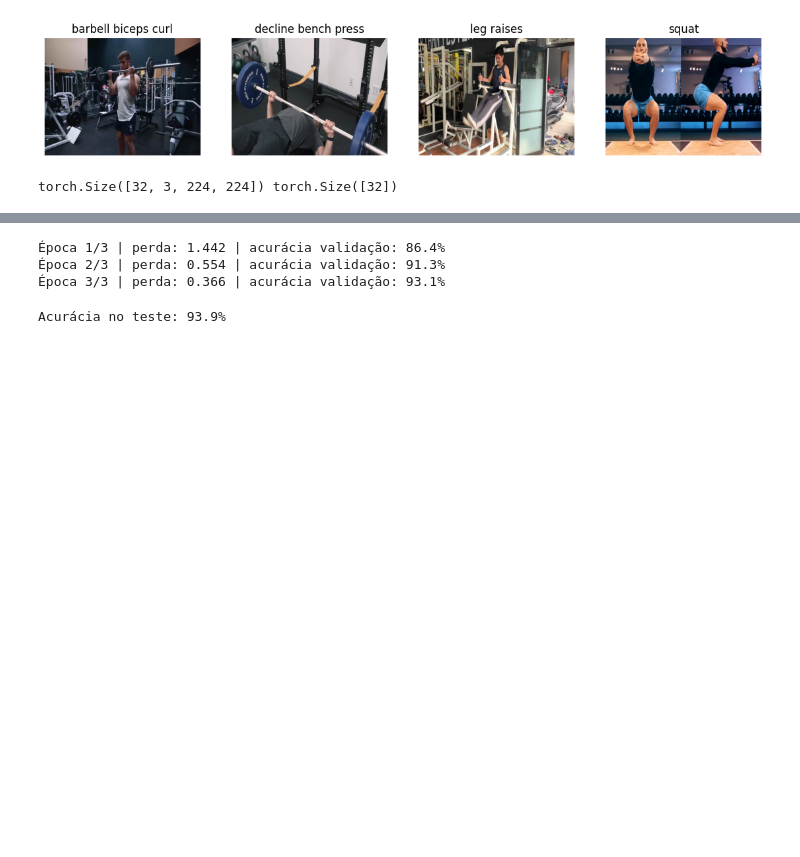
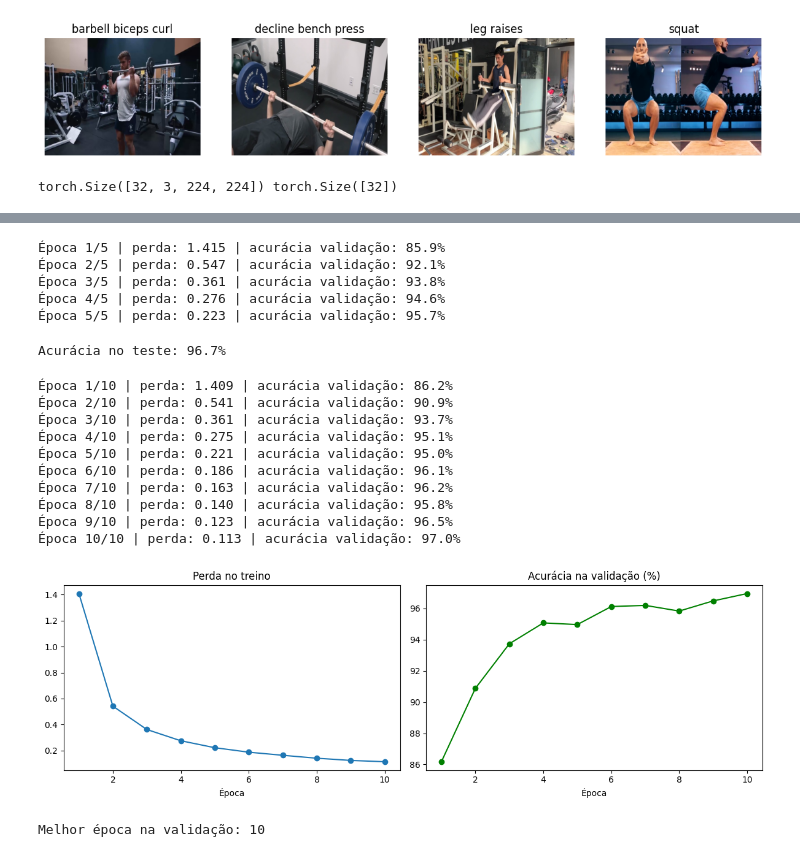
Before and after one commit to marques-tech/classificador-exercicios, a Jupyter notebook: classificador_exercicios.ipynb, the cells around one changed output, grey strips where cells are left out. Saved outputs shown, nothing was run; the diff lists cells and outputs as text; code cells hidden in the pictures; blank space fills up the shorter version.

```diff
--- a/classificador_exercicios.ipynb
+++ b/classificador_exercicios.ipynb
@@ -106,5 +105,5 @@ Modelo pronto!
 # %%
-epocas = 3
+epocas = 5
 
 for epoca in range(epocas):
     modelo.train()
@@ -130,9 +129,11 @@ for epoca in range(epocas):
 
     print(f"Época {epoca+1}/{epocas} | perda: {perda_total/len(treino):.3f} | acurácia validação: {acertos/total:.1%}")
 # %% [output]
-Época 1/3 | perda: 1.442 | acurácia validação: 86.4%
-Época 2/3 | perda: 0.554 | acurácia validação: 91.3%
-Época 3/3 | perda: 0.366 | acurácia validação: 93.1%
+Época 1/5 | perda: 1.415 | acurácia validação: 85.9%
+Época 2/5 | perda: 0.547 | acurácia validação: 92.1%
+Época 3/5 | perda: 0.361 | acurácia validação: 93.8%
+Época 4/5 | perda: 0.276 | acurácia validação: 94.6%
+Época 5/5 | perda: 0.223 | acurácia validação: 95.7%
 # %%
 modelo.eval()
 acertos = 0
@@ -146,4 +147,68 @@ with torch.no_grad():
 
 print(f"Acurácia no teste: {acertos/total:.1%}")
 # %% [output]
-Acurácia no teste: 93.9%
+Acurácia no teste: 96.7%
+# %%
+import matplotlib.pyplot as plt
+
+epocas = 10
+hist_perda = []
+hist_acuracia = []
+
+for epoca in range(epocas):
+    modelo.train()
+    perda_total = 0
+    for imagens, rotulos in treino:
+        imagens, rotulos = imagens.to(dispositivo), rotulos.to(dispositivo)
+        otimizador.zero_grad()
+        saidas = modelo(imagens)
+        perda = criterio(saidas, rotulos)
+        perda.backward()
+        otimizador.step()
+        perda_total += perda.item()
+
+    modelo.eval()
+    acertos = 0
+    total = 0
+    with torch.no_grad():
+        for imagens, rotulos in validacao:
+            imagens, rotulos = imagens.to(dispositivo), rotulos.to(dispositivo)
+            previsoes = modelo(imagens).argmax(dim=1)
+            acertos += (previsoes == rotulos).sum().item()
+            total += rotulos.size(0)
+
+    perda_media = perda_total / len(treino)
+    acuracia = 100 * acertos / total
+    hist_perda.append(perda_media)
+    hist_acuracia.append(acuracia)
+    print(f"Época {epoca+1}/{epocas} | perda: {perda_media:.3f} | acurácia validação: {acuracia:.1f}%")
+
+fig, eixos = plt.subplots(1, 2, figsize=(12, 4))
+x = range(1, epocas + 1)
+
+eixos[0].plot(x, hist_perda, marker="o")
+eixos[0].set_title("Perda no treino")
+eixos[0].set_xlabel("Época")
+
+eixos[1].plot(x, hist_acuracia, marker="o", color="green")
+eixos[1].set_title("Acurácia na validação (%)")
+eixos[1].set_xlabel("Época")
+
+plt.tight_layout()
+plt.show()
+
+melhor = hist_acuracia.index(max(hist_acuracia)) + 1
+print(f"Melhor época na validação: {melhor}")
+# %% [output]
+Época 1/10 | perda: 1.409 | acurácia validação: 86.2%
+Época 2/10 | perda: 0.541 | acurácia validação: 90.9%
+Época 3/10 | perda: 0.361 | acurácia validação: 93.7%
+Época 4/10 | perda: 0.275 | acurácia validação: 95.1%
+Época 5/10 | perda: 0.221 | acurácia validação: 95.0%
+Época 6/10 | perda: 0.186 | acurácia validação: 96.1%
+Época 7/10 | perda: 0.163 | acurácia validação: 96.2%
+Época 8/10 | perda: 0.140 | acurácia validação: 95.8%
+Época 9/10 | perda: 0.123 | acurácia validação: 96.5%
+Época 10/10 | perda: 0.113 | acurácia validação: 97.0%
+[figure, added]
+Melhor época na validação: 10
```
Also changed, not shown: parts of 1 cell of this notebook.
